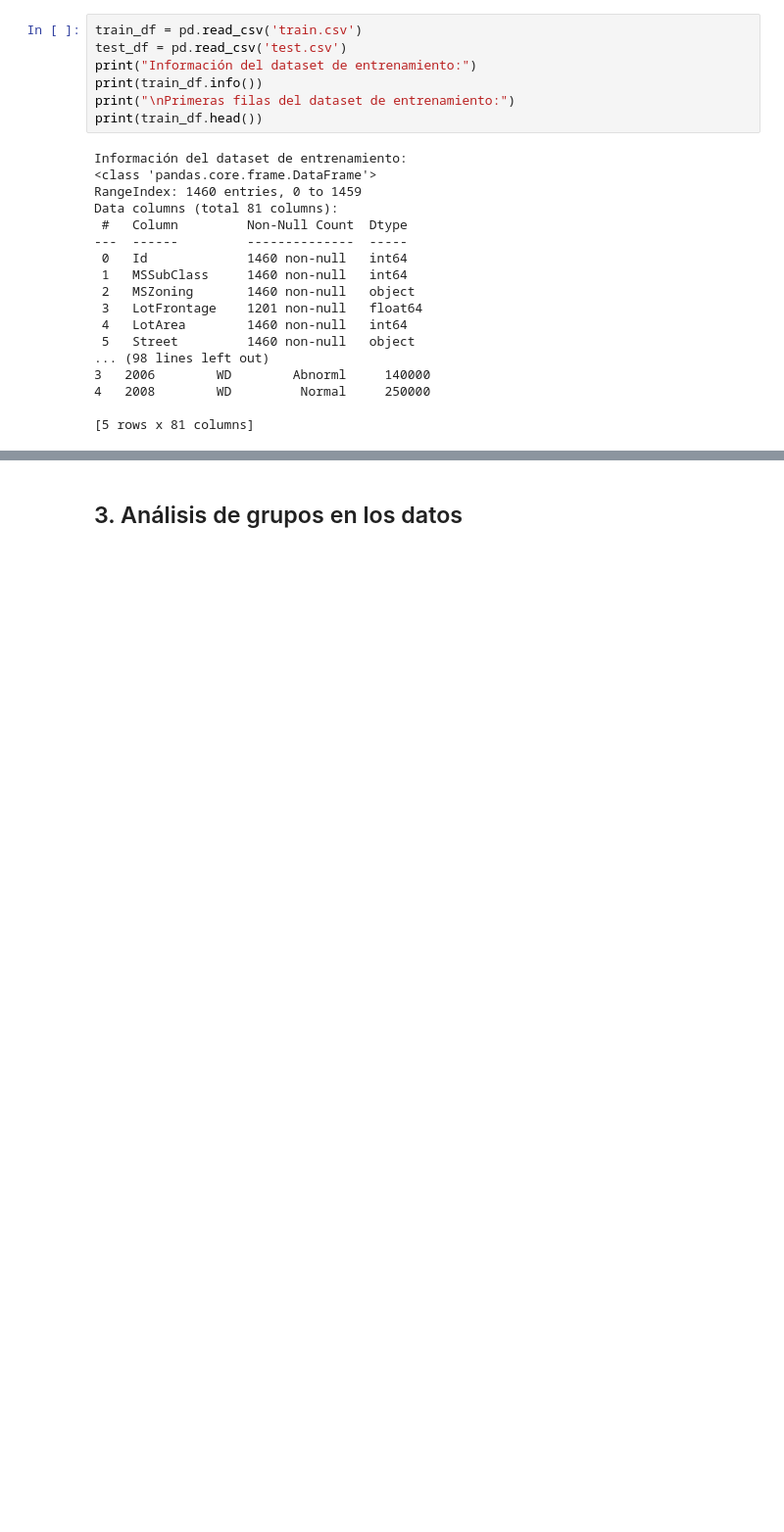
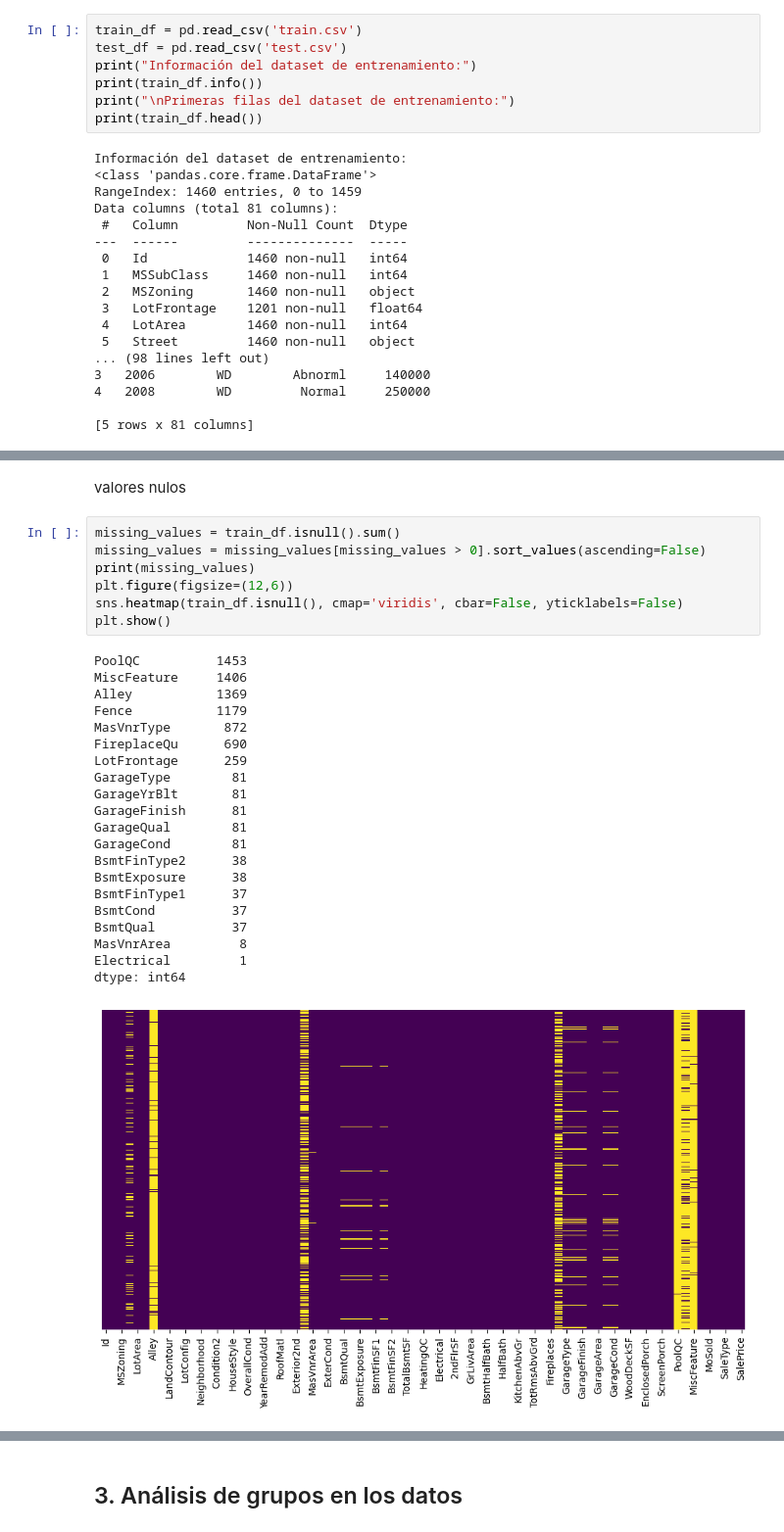
Before and after one commit to Sofiamishel2003/Modelo_Regresion_Lineal, a Jupyter notebook: Modelo_RegresionLineal.ipynb, the cells around one changed output, grey strips where cells are left out. Shown at 98% size. Cells and saved outputs as stored; diff of their text form; blank space fills up the shorter version.

```diff
--- a/Modelo_RegresionLineal.ipynb
+++ b/Modelo_RegresionLineal.ipynb
@@ -39,0 +64,31 @@ Data columns (total 81 columns):
+# %% [markdown]
+valores nulos
+# %%
+missing_values = train_df.isnull().sum()
+missing_values = missing_values[missing_values > 0].sort_values(ascending=False)
+print(missing_values)
+plt.figure(figsize=(12,6))
+sns.heatmap(train_df.isnull(), cmap='viridis', cbar=False, yticklabels=False)
+plt.show()
+# %% [output]
+PoolQC          1453
+MiscFeature     1406
+Alley           1369
+Fence           1179
+MasVnrType       872
+FireplaceQu      690
+LotFrontage      259
+GarageType        81
+GarageYrBlt       81
+GarageFinish      81
+GarageQual        81
+GarageCond        81
+BsmtFinType2      38
+BsmtExposure      38
+BsmtFinType1      37
+BsmtCond          37
+BsmtQual          37
+MasVnrArea         8
+Electrical         1
+dtype: int64
+[figure, added]
```
Also changed, not shown: parts of 16 cells of this notebook.
